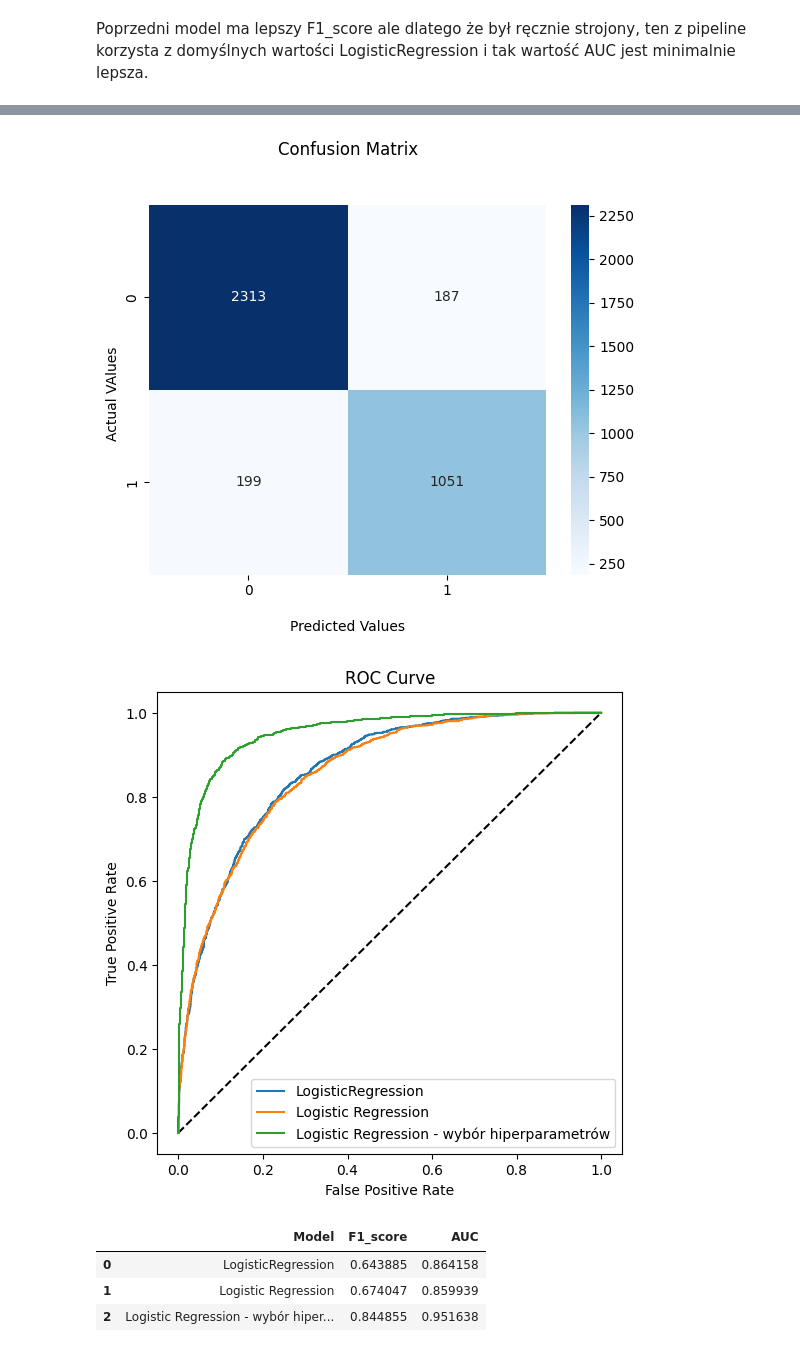
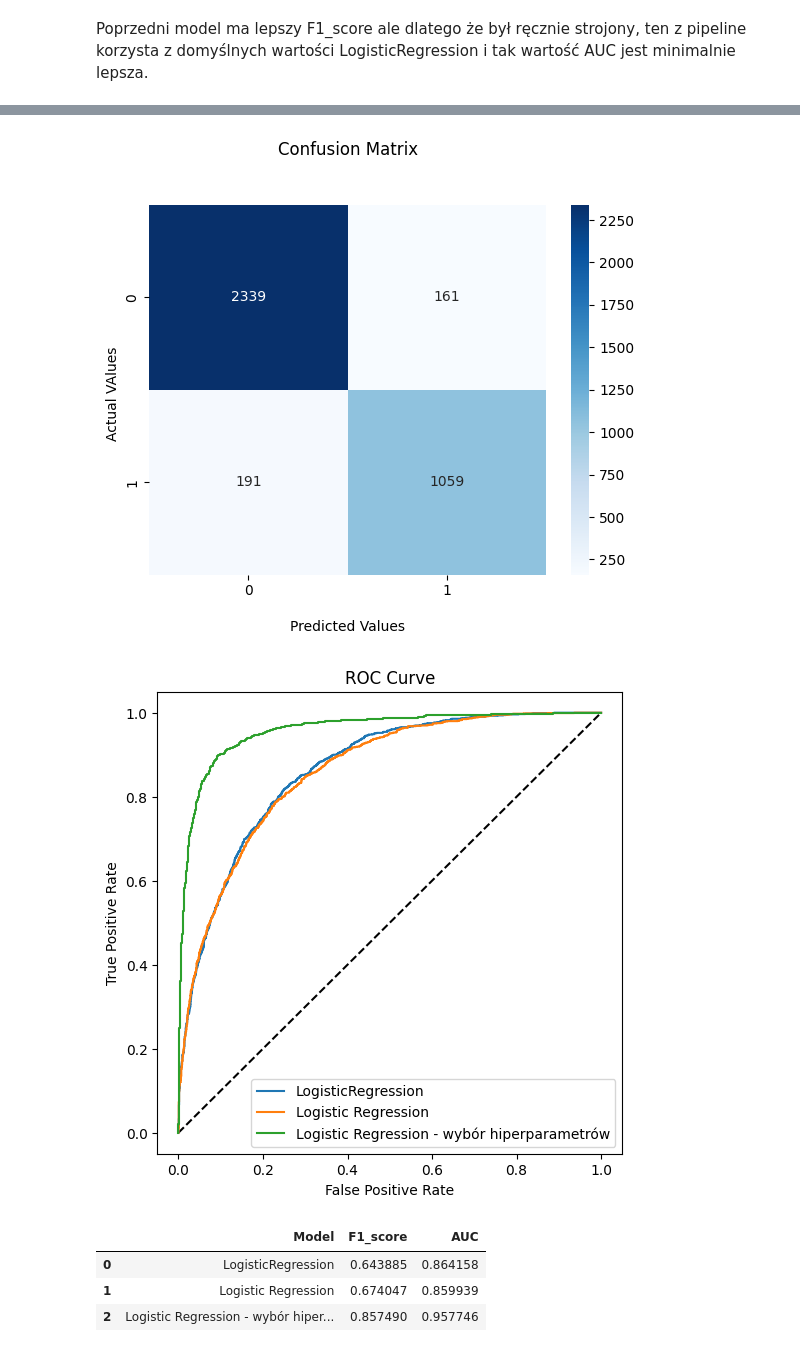
Before and after one commit to karolabramekkodilla/learning-git, a Jupyter notebook: 15.Pipeline_zadanie/diabetes_pipelinie_cd.ipynb, the cells around one changed output, grey strips where cells are left out. Saved outputs shown, nothing was run; the diff lists cells and outputs as text; code cells hidden in the pictures.

```diff
--- a/15.Pipeline_zadanie/diabetes_pipelinie_cd.ipynb
+++ b/15.Pipeline_zadanie/diabetes_pipelinie_cd.ipynb
@@ -104,12 +104,12 @@ Poprzedni model ma lepszy F1_score ale dlatego że był ręcznie strojony, ten z
 # %%
 model_pipeline_v3 = Pipeline(steps=[('preprocessor', data_preparation),
                                     ('model', LogisticRegression(max_iter=10000))])
-params = {
+params = [{
     'preprocessor__numeric_preprocessing__fill_missings__strategy':['mean','median'],
     'preprocessor__numeric_preprocessing__polynomial_features__degree':[1,2,3,4],
-    'preprocessor__numeric_preprocessing__pca__n_components':[0.85,0.90,0.95,0.99,0.99999],
+    'preprocessor__numeric_preprocessing__pca__n_components':[0.75,0.85,0.90,0.95,0.99,0.99999,None],
     'model__C':np.logspace(-4,4,10)
-}
+}]
 grid_search = GridSearchCV(model_pipeline_v3,params, cv=5,n_jobs=-1,verbose=5, scoring='f1_macro')
 grid_search.fit(X_train,y_train)
 print('Wybrane hiperparametry: ', grid_search.best_params_)
@@ -129,7 +129,7 @@ weighted avg       0.90      0.90      0.90      3750
-[figure, old version]
+[figure, new version]
-[figure, old version]
+[figure, new version]
 |  | Model | F1_score | AUC |
 | 0 | LogisticRegression | 0.643885 | 0.864158 |
 | 1 | Logistic Regression | 0.674047 | 0.859939 |
-| 2 | Logistic Regression - wybór hiper... | 0.844855 | 0.951638 |
+| 2 | Logistic Regression - wybór hiper... | 0.857490 | 0.957746 |
 # %% [markdown]
```
Also changed, not shown: parts of 4 cells of this notebook.
